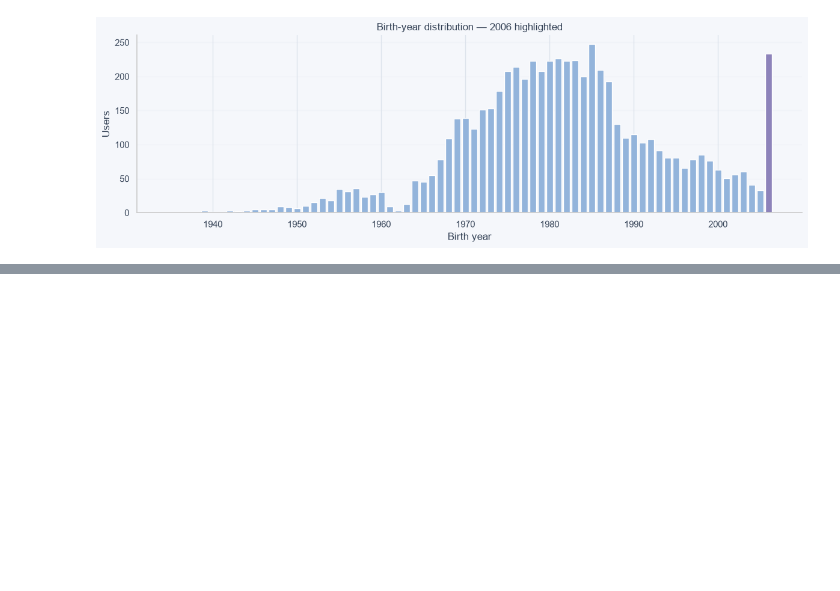
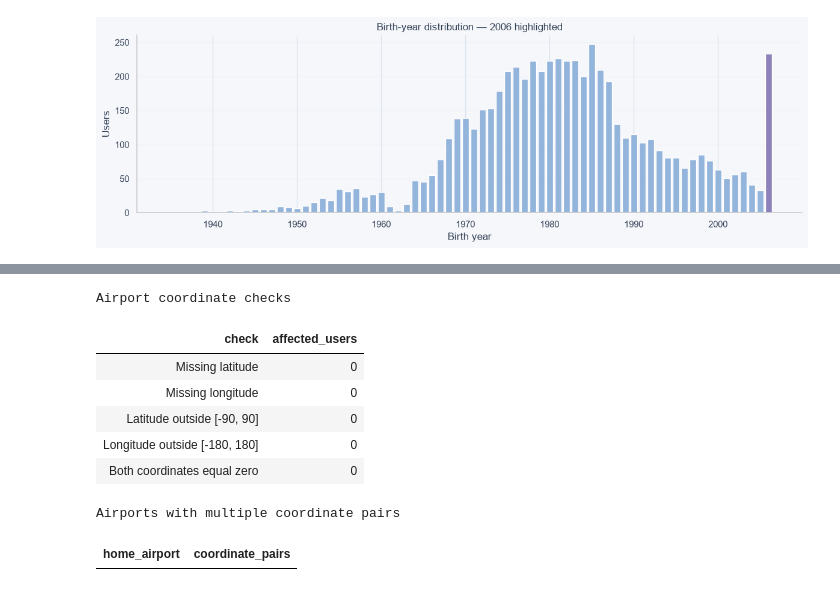
Before and after one commit to mperos1978/TravelTide, a Jupyter notebook: notebooks/01_eda.ipynb, the cells around one changed output, grey strips where cells are left out. Cells and saved outputs as stored; diff of their text form; code cells hidden in the pictures; blank space fills up the shorter version.

```diff
--- a/notebooks/01_eda.ipynb
+++ b/notebooks/01_eda.ipynb
@@ -696,0 +819,75 @@ users — Age at reference date
+# %%
+# check missing coordinates and valid geographic ranges
+# fehlende koordinaten und gültige geografische wertebereiche prüfen
+lat = users_work["home_airport_lat"]
+lon = users_work["home_airport_lon"]
+
+coordinate_checks = pd.DataFrame({
+    "check": [
+        "Missing latitude",
+        "Missing longitude",
+        "Latitude outside [-90, 90]",
+        "Longitude outside [-180, 180]",
+        "Both coordinates equal zero",
+    ],
+    "affected_users": [
+        lat.isna().sum(),
+        lon.isna().sum(),
+        (lat.notna() & ~lat.between(-90, 90)).sum(),
+        (lon.notna() & ~lon.between(-180, 180)).sum(),
+        (lat.eq(0) & lon.eq(0)).sum(),
+    ],
+})
+
+# count distinct coordinate pairs for each airport
+# unterschiedliche koordinatenpaare je flughafen zählen
+airport_pairs = users_work[
+    ["home_airport", "home_airport_lat", "home_airport_lon"]
+].drop_duplicates()
+
+airport_coordinate_counts = (
+    airport_pairs.groupby("home_airport")
+    .size()
+    .rename("coordinate_pairs")
+    .reset_index()
+)
+
+inconsistent_airports = airport_coordinate_counts.loc[
+    airport_coordinate_counts["coordinate_pairs"] > 1
+]
+
+table_specs = [
+    (
+        coordinate_checks,
+        "Airport coordinate checks",
+        {"affected_users": "{:,.0f}"},
+    ),
+    (
+        inconsistent_airports,
+        "Airports with multiple coordinate pairs",
+        {"coordinate_pairs": "{:,.0f}"},
+    ),
+]
+
+display(HTML(
+    '<div style="display: grid; '
+    'grid-template-columns: repeat(2, minmax(0, 1fr)); '
+    'gap: 24px; overflow-x: auto;">'
+    + "".join(
+        '<div>'
+        + style_overview(df, title, formats).to_html()
+        + "</div>"
+        for df, title, formats in table_specs
+    )
+    + "</div>"
+))
+# %% [output]
+Airport coordinate checks
+| check | affected_users |
+| Missing latitude | 0 |
+| Missing longitude | 0 |
+| Latitude outside [-90, 90] | 0 |
+| Longitude outside [-180, 180] | 0 |
+| Both coordinates equal zero | 0 |
+Airports with multiple coordinate pairs
+| home_airport | coordinate_pairs |
```
Also changed, not shown: parts of 7 cells of this notebook, 1 other file.
